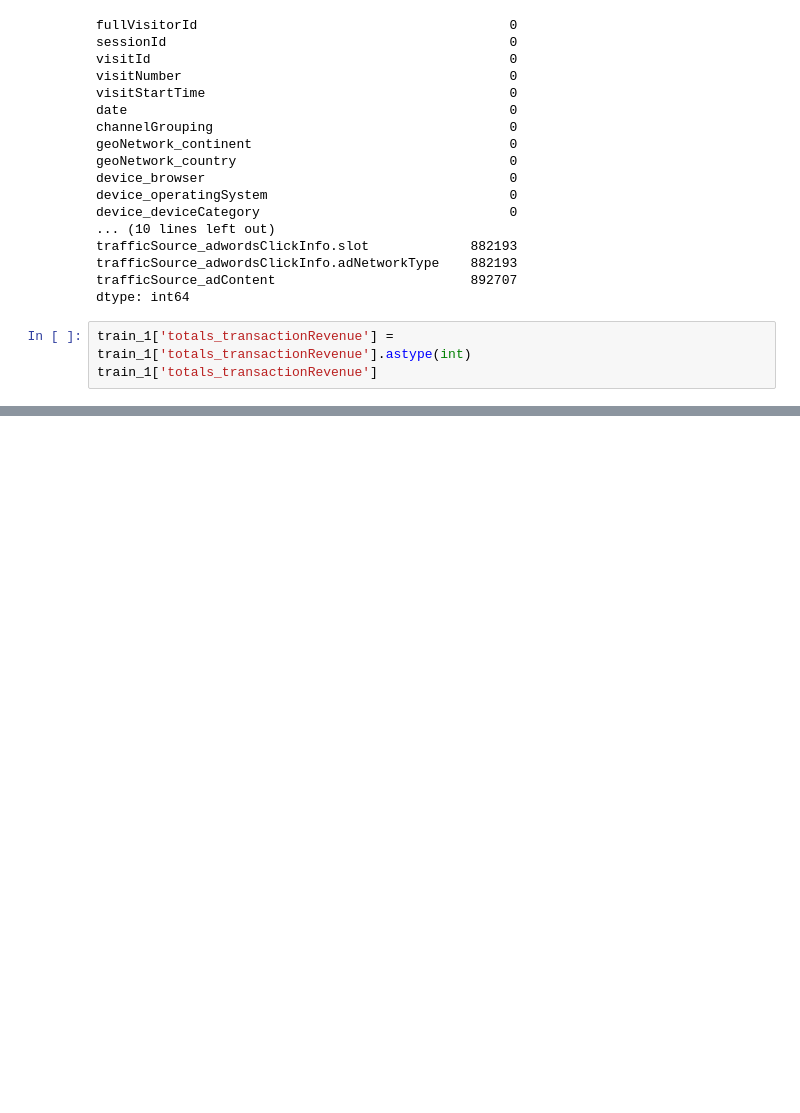
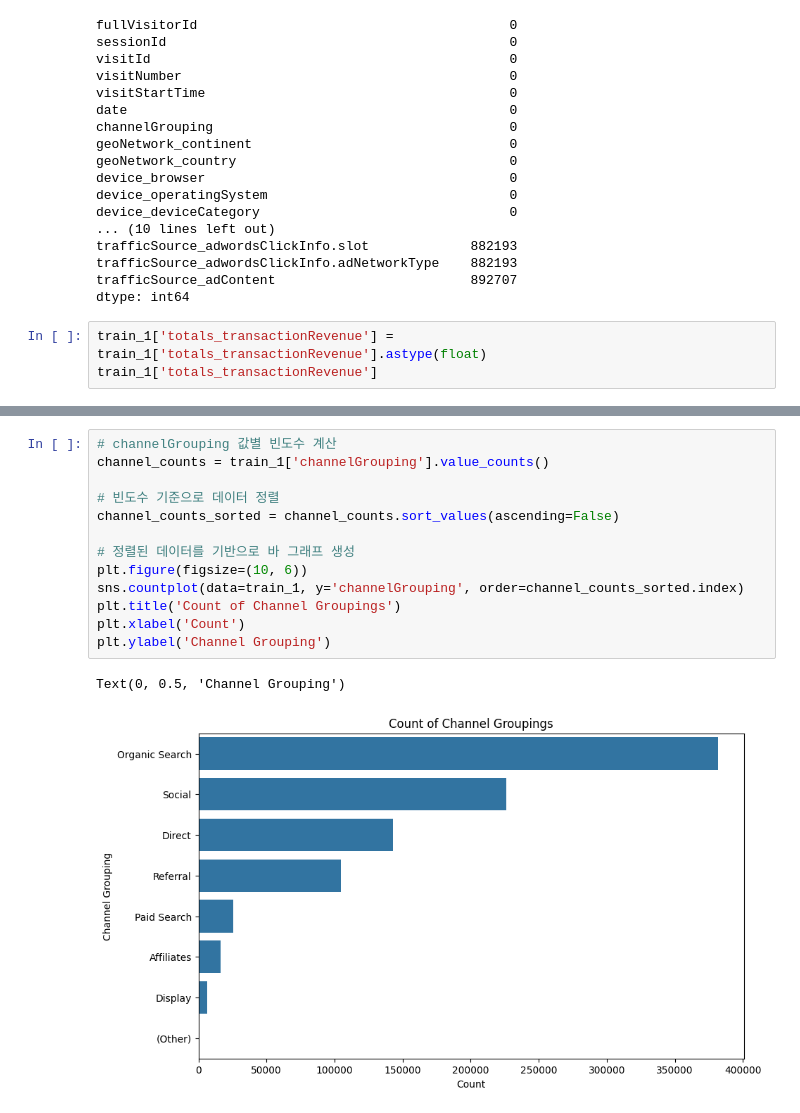
Before and after one commit to DIB-PP/-, a Jupyter notebook: data_Check.ipynb, the cells around one changed output, grey strips where cells are left out. Saved outputs shown, nothing was run; the diff lists cells and outputs as text; blank space fills up the shorter version.

```diff
--- a/data_Check.ipynb
+++ b/data_Check.ipynb
@@ -408,7 +408,7 @@ trafficSource_adwordsClickInfo.adNetworkType    882193
 trafficSource_adContent                         892707
 dtype: int64
 # %%
-train_1['totals_transactionRevenue'] = train_1['totals_transactionRevenue'].astype(int)
+train_1['totals_transactionRevenue'] = train_1['totals_transactionRevenue'].astype(float)
 train_1['totals_transactionRevenue']
 # %% [output]
 A value is trying to be set on a copy of a slice from a DataFrame.
@@ -447,0 +463,16 @@ non_zero_revenue
+# %%
+# channelGrouping 값별 빈도수 계산
+channel_counts = train_1['channelGrouping'].value_counts()
+
+# 빈도수 기준으로 데이터 정렬
+channel_counts_sorted = channel_counts.sort_values(ascending=False)
+
+# 정렬된 데이터를 기반으로 바 그래프 생성
+plt.figure(figsize=(10, 6))
+sns.countplot(data=train_1, y='channelGrouping', order=channel_counts_sorted.index)
+plt.title('Count of Channel Groupings')
+plt.xlabel('Count')
+plt.ylabel('Channel Grouping')
+# %% [output]
+Text(0, 0.5, 'Channel Grouping')
+[figure, added]
```
Also changed, not shown: parts of 6 cells of this notebook.
